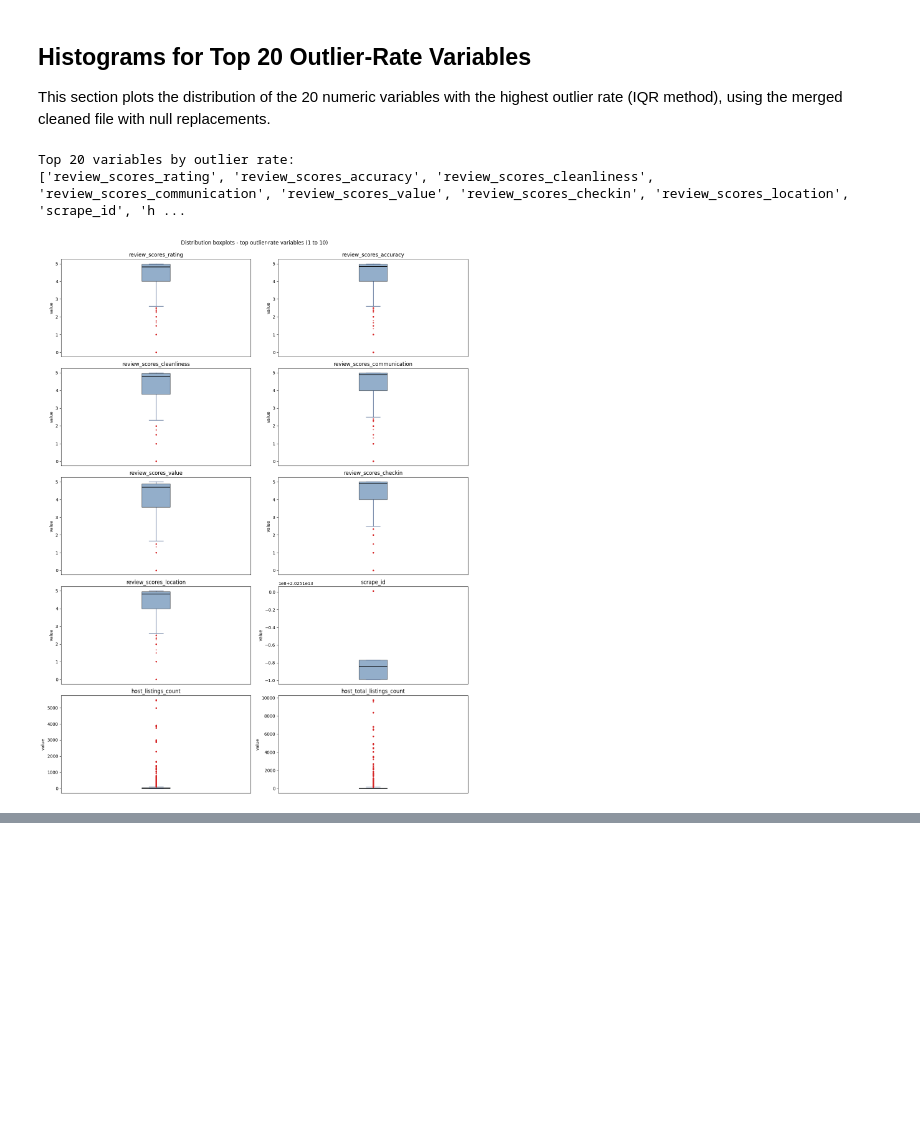
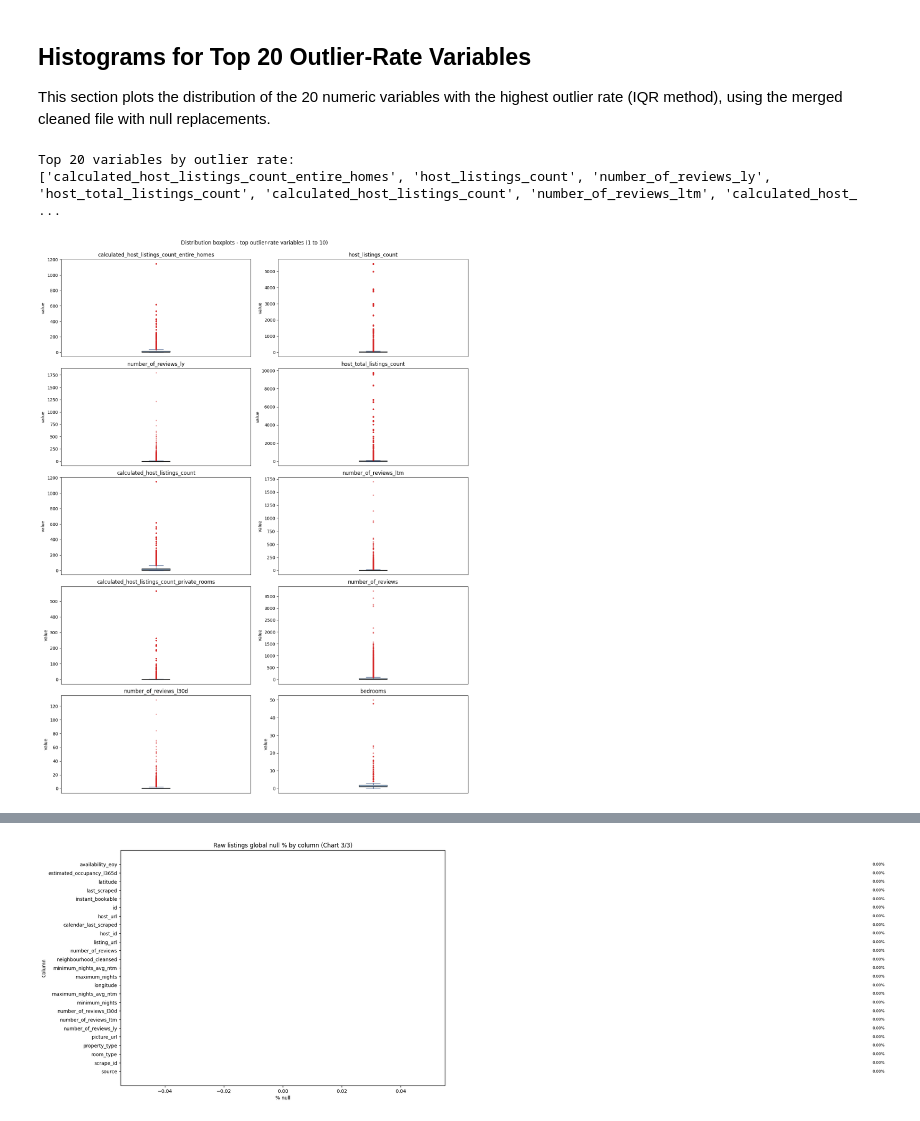
Before and after one commit to BelenFra/Airbnb, a Jupyter notebook: notebooks/EDA_listing_csv.ipynb, the cells around one changed output, grey strips where cells are left out. Drawn from its saved outputs; the diff is of its cells as text; code cells hidden in the pictures; blank space fills up the shorter version.

```diff
--- a/notebooks/EDA_listing_csv.ipynb
+++ b/notebooks/EDA_listing_csv.ipynb
@@ -99,7 +104,9 @@ figures_root = PROJECT_ROOT / "reports" / "figures"
 results_root.mkdir(parents=True, exist_ok=True)
 figures_root.mkdir(parents=True, exist_ok=True)
 
-city_dirs = sorted([p for p in data_root.iterdir() if p.is_dir()])
+city_dirs = sorted(
+    [p for p in data_root.iterdir() if p.is_dir() and (p / "listings.csv").exists()]
+)
 city_names = [p.name for p in city_dirs]
 
 print("Project root:", PROJECT_ROOT)
@@ -191,13 +198,15 @@ def suggest_dtype(column: str, observed_dtypes: list[str]) -> str:
     c = column.lower()
     dtype_set = set([d for d in observed_dtypes if d and d.lower() != "nan"])
 
+    if c == "accommodates":
+        return "Int64"
     if c in {"instant_bookable", "host_has_profile_pic", "host_is_superhost", "host_identity_verified"}:
         return "boolean"
     if c == "host_response_time":
         return "float"
     if c == "id" or c.endswith("_id"):
         return "float"
-    if "date" in c or c.endswith("_since") or c in {"first_review", "last_review", "last_scraped", "calendar_last_scraped"}:
+    if c.endswith("_date") or c.endswith("_since") or c in {"first_review", "last_review", "last_scraped", "calendar_last_scraped"}:
         return "datetime"
     if dtype_set.issubset({"int64"}):
         return "Int64"
@@ -717,22 +691,16 @@ Using `data/processed/listing/merged/listing_by_city_cleaned.csv`, this section
 
 To keep readability with many variables, columns are split into 3 bar charts.
 # %%
-# 3 bar charts: column names (y) vs % null (x) on merged file
+# 3 bar charts: column names (y) vs global raw % null (x)
 import math
 import numpy as np
 import pandas as pd
 import matplotlib.pyplot as plt
 
-merged_file = PROJECT_ROOT / "data" / "processed" / "listing" / "merged" / "listing_by_city_cleaned.csv"
-if not merged_file.exists():
-    raise FileNotFoundError(f"Merged file not found: {merged_file}")
+if "global_null_df" not in globals():
+    raise ValueError("Run the notebook outcomes cell first to create global_null_df.")
 
-merged_df = pd.read_csv(merged_file, encoding="utf-8-sig")
-
-n_obs = len(merged_df)
-null_pct_series = merged_df.isna().sum().div(n_obs).mul(100).sort_values(ascending=False)
-null_pct_df = null_pct_series.reset_index()
-null_pct_df.columns = ["column", "null_pct"]
+null_pct_df = global_null_df.rename(columns={"global_null_pct": "null_pct"}).copy()
 
 # Split columns into 3 groups for readability
 n_groups = 3
@@ -750,7 +718,7 @@ for i in range(n_groups):
     plt.gca().invert_yaxis()
     plt.xlabel("% null")
     plt.ylabel("Column")
-    plt.title(f"Merged listings null % by column (Chart {i+1}/3)")
+    plt.title(f"Raw listings global null % by column (Chart {i+1}/3)")
 
     for bar, val in zip(bars, chunk["null_pct"]):
         plt.text(bar.get_width() + 0.2, bar.get_y() + bar.get_height()/2, f"{val:.2f}%", va="center", fontsize=8)
@@ -758,6 +726,7 @@ for i in range(n_groups):
     plt.tight_layout()
     plt.show()
 
-print(f"Merged observations: {n_obs:,}")
+total_rows = sum(all_city_row_counts.values())
+print(f"Raw listing observations across cities: {total_rows:,}")
 display(null_pct_df)
 # %% [output]
@@ -920,11 +816,19 @@ if ip is not None:
 
 import matplotlib.pyplot as plt
 
-merged_nulls_replaced_file = PROJECT_ROOT / "data" / "processed" / "listing" / "merged" / "listing_by_city_cleaned_nulls_replaced.csv"
-if not merged_nulls_replaced_file.exists():
-    raise FileNotFoundError(f"File not found: {merged_nulls_replaced_file}")
+raw_listing_frames = []
+for city_dir in city_dirs:
+    listings_file = city_dir / "listings.csv"
+    if not listings_file.exists():
+        continue
+    city_df = pd.read_csv(listings_file, encoding="utf-8-sig", low_memory=False)
+    city_df["City"] = city_dir.name
+    raw_listing_frames.append(city_df)
 
-df_top = pd.read_csv(merged_nulls_replaced_file, encoding="utf-8-sig", low_memory=False)
+if not raw_listing_frames:
+    raise FileNotFoundError("No raw city listings.csv files found for outlier EDA.")
+
+df_top = pd.concat(raw_listing_frames, ignore_index=True, sort=False)
 num_df = df_top.select_dtypes(include=[np.number]).copy()
 rows = len(df_top)
 
@@ -961,32 +865,32 @@ for page_start in range(0, len(top20_cols), cols_per_page):
     cols_chunk = top20_cols[page_start:page_start + cols_per_page]
     fig, axes = plt.subplots(5, 2, figsize=(14, 18))
     axes = axes.flatten()
 
     for i, col in enumerate(cols_chunk):
         s = pd.to_numeric(df_top[col], errors="coerce").dropna()
         axes[i].boxplot(
             s,
             vert=True,
             patch_artist=True,
             boxprops=dict(facecolor="#4c78a8", alpha=0.6),
             medianprops=dict(color="black", linewidth=1.4),
             whiskerprops=dict(color="#2f4b7c"),
             capprops=dict(color="#2f4b7c"),
             flierprops=dict(marker="o", markersize=2, markerfacecolor="#d62728", markeredgecolor="#d62728", alpha=0.45),
         )
         axes[i].set_title(col)
         axes[i].set_ylabel("value")
         axes[i].set_xticks([])
 
     # Hide empty subplot slots if chunk < 10
     for j in range(len(cols_chunk), len(axes)):
         axes[j].axis("off")
 
     plt.suptitle(f"Distribution boxplots - top outlier-rate variables ({page_start + 1} to {page_start + len(cols_chunk)})", y=0.995)
     plt.tight_layout()
     display(fig)
     plt.close(fig)
 # %% [output]
 Top 20 variables by outlier rate:
-['review_scores_rating', 'review_scores_accuracy', 'review_scores_cleanliness', 'review_scores_communication', 'review_scores_value', 'review_scores_checkin', 'review_scores_location', 'scrape_id', 'h ...
+['calculated_host_listings_count_entire_homes', 'host_listings_count', 'number_of_reviews_ly', 'host_total_listings_count', 'calculated_host_listings_count', 'number_of_reviews_ltm', 'calculated_host_ ...
-[figure, old version]
+[figure, new version]
@@ -993,0 +905 @@ Top 20 variables by outlier rate:
+[figure, added]
```
Also changed, not shown: parts of 11 cells of this notebook, 27 other files.
